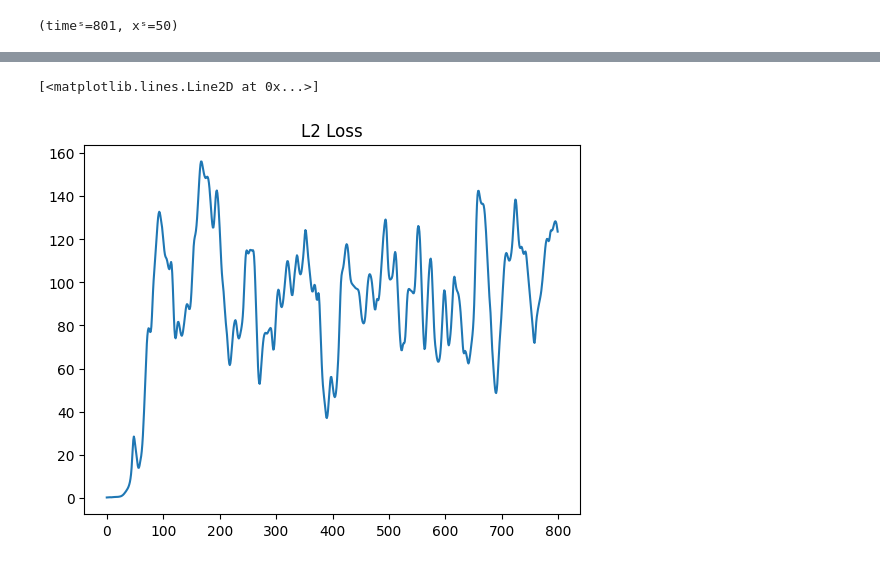
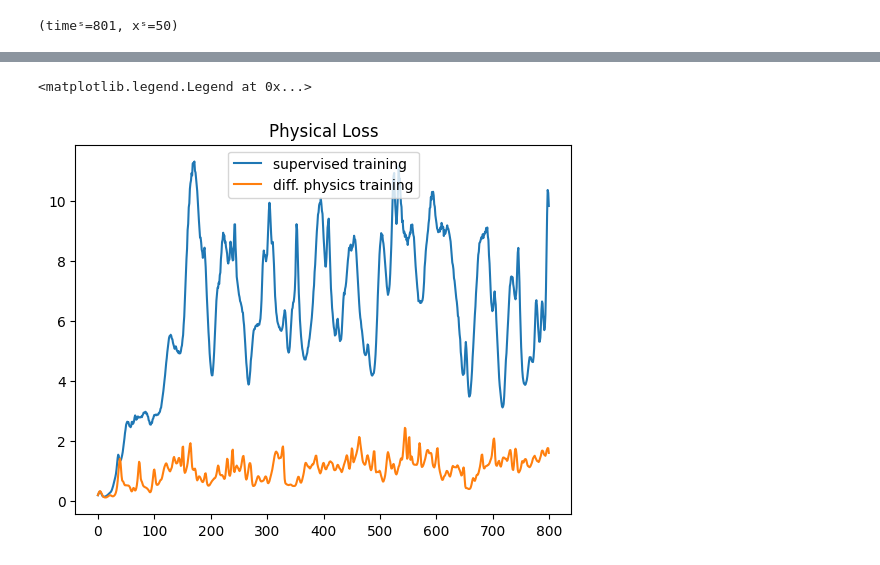
Before and after one commit to Stargazer1998/adv_dl_physics, a Jupyter notebook: exercise-10/exercise-10.ipynb, the cells around one changed output, grey strips where cells are left out. Saved outputs shown, nothing was run; the diff lists cells and outputs as text; code cells hidden in the pictures.

Commit message:
physical loss involved

```diff
--- a/exercise-10/exercise-10.ipynb
+++ b/exercise-10/exercise-10.ipynb
@@ -255,14 +253,16 @@ u_test
 # %%
 # use the network to obtain first 800 time steps to
 # make the comparision compatible
+
+nn_solver_trj = list() # to be used for physical loss
 u0 = u_test.time[0]
 with torch.no_grad():
     u_pred = math.native_call(network, u0)
-print(f"shape of initial point: {u_pred.shape}")
 u_traj_pred = math.expand(u_pred, spatial('time'))
 for _ in range(800):
     with torch.no_grad():
         # from prev step predict the next time step
+        nn_solver_trj.append(diff_ks.etrk2(u_pred))
         u_pred = math.native_call(network, u_pred)
         u_traj_pred = math.concat([u_traj_pred,
                                    math.expand(u_pred, spatial('time'))], 'time')
@@ -288,6 +287,10 @@ plt.subplots_adjust(hspace=0)
 # %%
 # what about L2 loss
-loss_traj = list()
+l2_loss_traj_1 = list()
+#Lp = L2(network(u_n) - P(u_n))
+physical_loss_traj_1 = list()
 for i in range(800):
-    loss = math.l2_loss(u_test.time[i] - u_traj_pred.time[i])
-    loss_traj.append(loss.numpy())
+    loss_1 = math.l2_loss(u_test.time[i] - u_traj_pred.time[i])
+    loss_2 = math.l2_loss(nn_solver_trj[i] - u_traj_pred.time[i])
+    l2_loss_traj_1.append(loss_1.numpy())
+    physical_loss_traj_1.append(loss_2.numpy())
@@ -349,4 +342,5 @@ total time: 77.56687378883362
 # %%
+nn_solver_trj = list() # to be used for physical loss
 u0 = u_test.time[0]
 with torch.no_grad():
     u_pred = math.native_call(network_1, u0)
@@ -355,6 +349,7 @@ u_traj_pred = math.expand(u_pred, spatial('time'))
 for _ in range(800):
     with torch.no_grad():
         # from prev step predict the next time step
+        nn_solver_trj.append(diff_ks.etrk2(u_pred))
         u_pred = math.native_call(network_1, u_pred)
         u_traj_pred = math.concat([u_traj_pred,
                                    math.expand(u_pred, spatial('time'))], 'time')
@@ -378,6 +373,10 @@ plt.subplots_adjust(hspace=0)
 # %%
 # what about L2 loss
-loss_traj = list()
+l2_loss_traj_2 = list()
+#Lp = L2(network(u_n) - P(u_n))
+physical_loss_traj_2 = list()
 for i in range(800):
-    loss = math.l2_loss(u_test.time[i] - u_traj_pred.time[i])
-    loss_traj.append(loss.numpy())
+    loss_1 = math.l2_loss(u_test.time[i] - u_traj_pred.time[i])
+    loss_2 = math.l2_loss(nn_solver_trj[i] - u_traj_pred.time[i])
+    l2_loss_traj_2.append(loss_1.numpy())
+    physical_loss_traj_2.append(loss_2.numpy())
@@ -384,7 +396,9 @@ for i in range(800):
 # %%
 fig1, ax1 = plt.subplots()
-ax1.set_title('L2 Loss')
-ax1.plot(loss_traj)
+ax1.set_title('Physical Loss')
+ax1.plot(physical_loss_traj_1, label = 'supervised training')
+ax1.plot(physical_loss_traj_2, label = 'diff. physics training')
+ax1.legend()
 # %% [output]
-[<matplotlib.lines.Line2D at 0x...>]
+<matplotlib.legend.Legend at 0x...>
-[figure, old version]
+[figure, new version]
```
Also changed, not shown: parts of 11 cells of this notebook.
